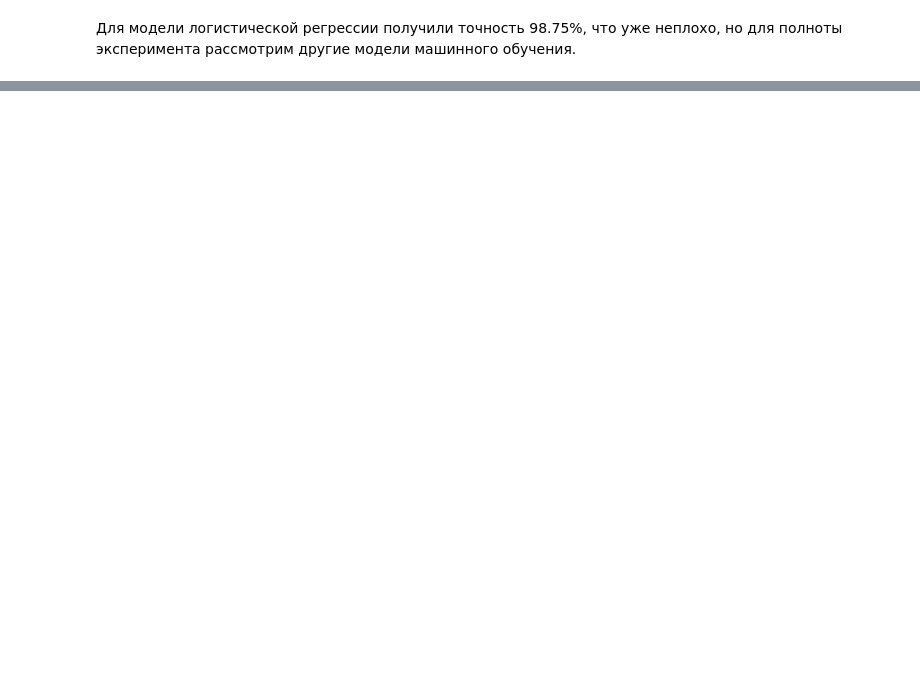
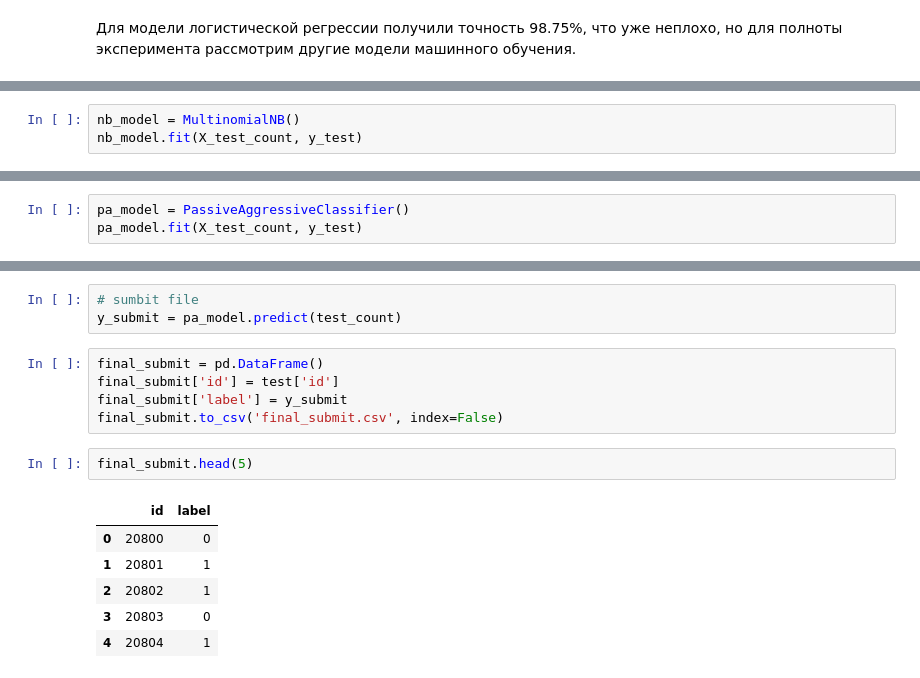
Before and after one commit to klyambda/fake-news, a Jupyter notebook: FN_Classification.ipynb, the cells around one changed output, grey strips where cells are left out. Cells and saved outputs as stored; diff of their text form; blank space fills up the shorter version.

```diff
--- a/FN_Classification.ipynb
+++ b/FN_Classification.ipynb
@@ -329,0 +304,3 @@ print('Точность Naive Bayes: {:.4f}'.format(nb_acc))
+# %%
+nb_model = MultinomialNB()
+nb_model.fit(X_test_count, y_test)
@@ -329,0 +337,3 @@ print('Точность Naive Bayes: {:.4f}'.format(nb_acc))
+# %%
+pa_model = PassiveAggressiveClassifier()
+pa_model.fit(X_test_count, y_test)
@@ -329,0 +371,17 @@ print('Точность Naive Bayes: {:.4f}'.format(nb_acc))
+# %%
+# sumbit file
+y_submit = pa_model.predict(test_count)
+# %%
+final_submit = pd.DataFrame()
+final_submit['id'] = test['id']
+final_submit['label'] = y_submit
+final_submit.to_csv('final_submit.csv', index=False)
+# %%
+final_submit.head(5)
+# %% [output]
+|  | id | label |
+| 0 | 20800 | 0 |
+| 1 | 20801 | 1 |
+| 2 | 20802 | 1 |
+| 3 | 20803 | 0 |
+| 4 | 20804 | 1 |
```
Also changed, not shown: parts of 32 cells of this notebook.
